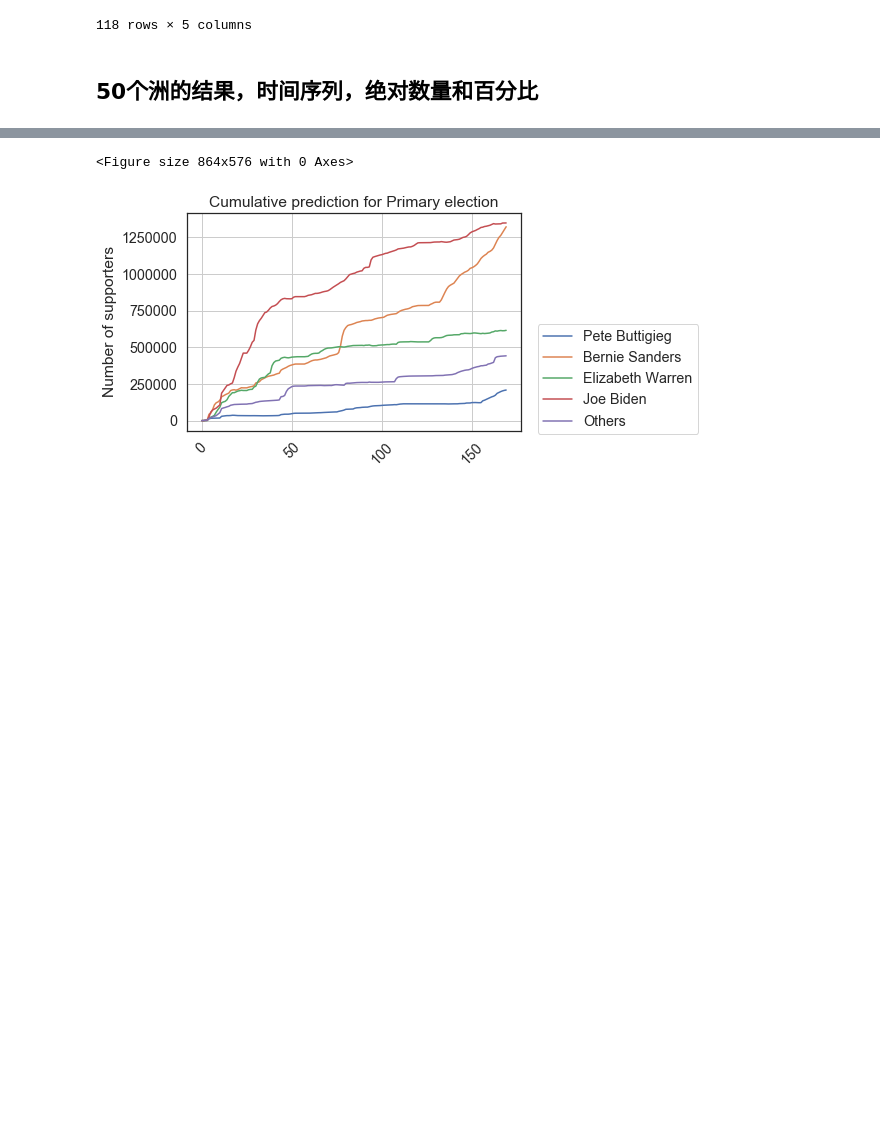
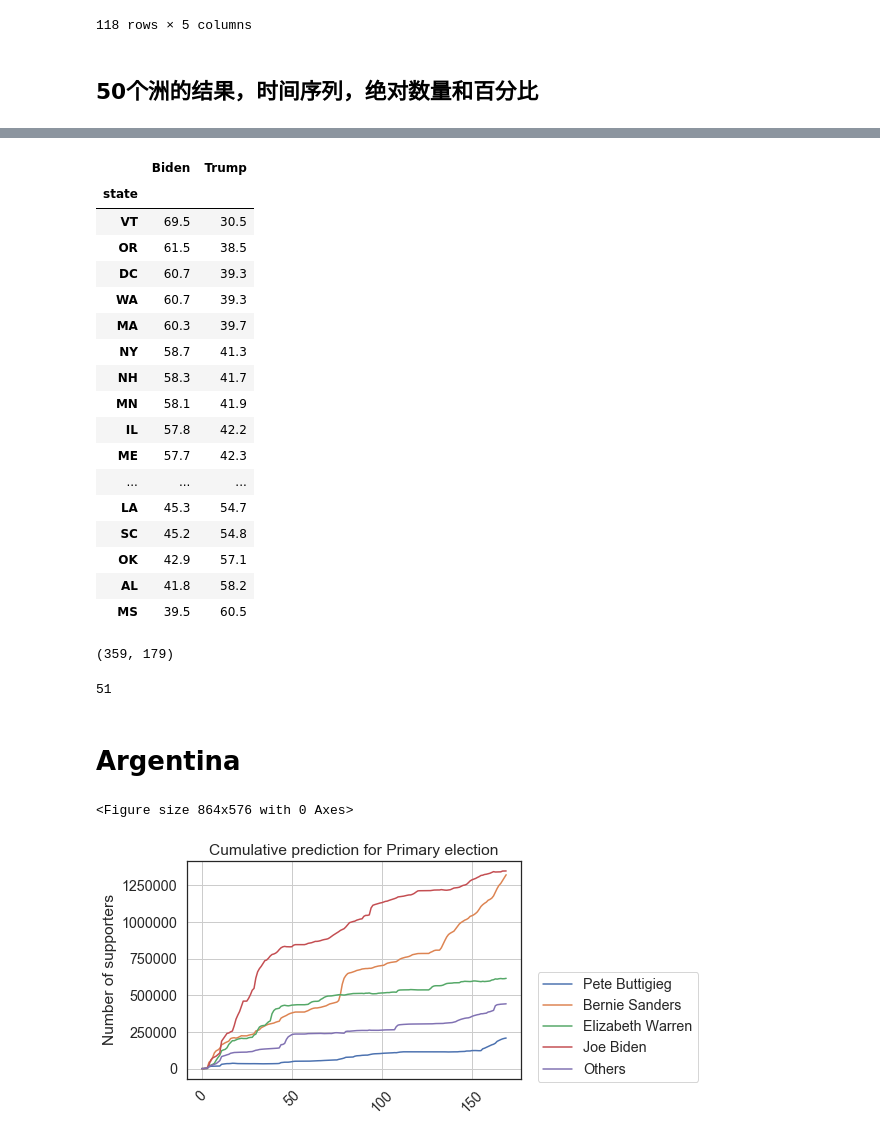
Before and after one commit to kayzhou/US_election, a Jupyter notebook: plots_paper.ipynb, the cells around one changed output, grey strips where cells are left out. Cells and saved outputs as stored; diff of their text form; code cells hidden in the pictures; blank space fills up the shorter version.

```diff
--- a/plots_paper.ipynb
+++ b/plots_paper.ipynb
@@ -233,3 +251,60 @@ for state in tqdm(US_states):
+# %%
+data
+# %% [output]
+|  | Biden | Trump |
+| state |  |  |
+| VT | 69.5 | 30.5 |
+| OR | 61.5 | 38.5 |
+| DC | 60.7 | 39.3 |
+| WA | 60.7 | 39.3 |
+| MA | 60.3 | 39.7 |
+| NY | 58.7 | 41.3 |
+| NH | 58.3 | 41.7 |
+| MN | 58.1 | 41.9 |
+| IL | 57.8 | 42.2 |
+| ME | 57.7 | 42.3 |
+| ... | ... | ... |
+| LA | 45.3 | 54.7 |
+| SC | 45.2 | 54.8 |
+| OK | 42.9 | 57.1 |
+| AL | 41.8 | 58.2 |
+| MS | 39.5 | 60.5 |
+# %%
+Trump_votes = 0; Biden_votes = 0
+
+for _s, row in data.iterrows():
+    if _s == "USA":
+        continue
+    if row.Biden > row.Trump:
+        Biden_votes += us_electoral_votes[_s]
+    else:
+        Trump_votes += us_electoral_votes[_s]
+
+Biden_votes, Trump_votes
+# %% [output]
+(359, 179)
+# %%
+import us
+
+name_to_abbr = {s.name: s.abbr for s in us.states.STATES}
+len(name_to_abbr)
+name_to_abbr
+
+us_electoral_votes = {}
+for line in open("data/US_Electoral_Votes.txt"):
+    w = line.strip().split()
+    votes = int(w[0])
+    states = " ".join(w[1:]).split(",")
+    for _s in states:
+        if _s == "District of Columbia":
+            us_electoral_votes['DC'] = votes
+        else:
+            us_electoral_votes[name_to_abbr[_s]] = votes
+len(us_electoral_votes)
+# %% [output]
+51
+# %% [markdown]
+# Argentina
 # %%
 data = pd.read_csv("data/csv/results-culFrom09.csv")
 plt.figure(figsize=(12, 8))
```
Also changed, not shown: parts of 6 cells of this notebook, 1 other file.
